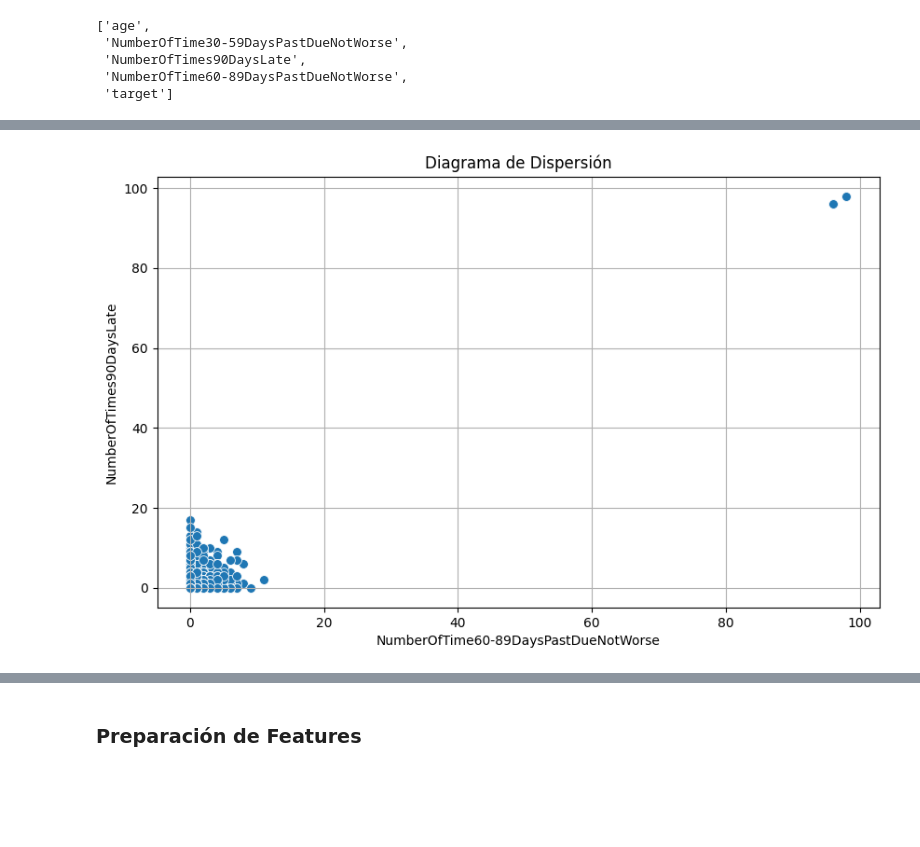
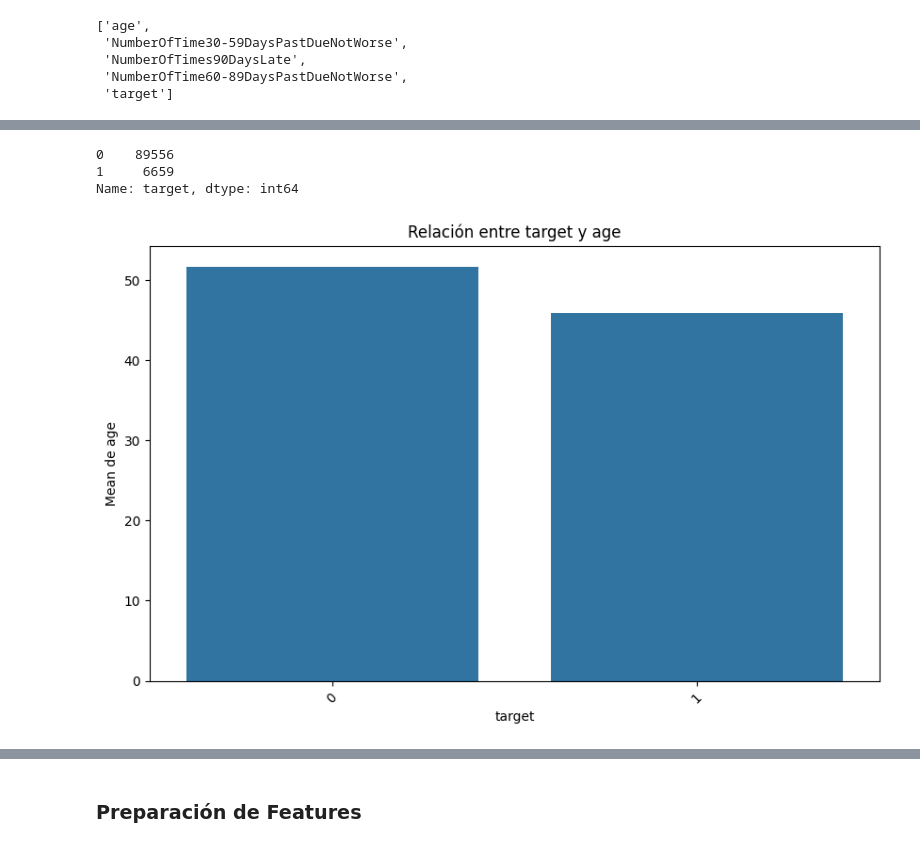
Before and after one commit to mailliwJ/ONLINE_DS_THEBRIDGE_exercises, a Jupyter notebook: 04_Machine_Learning/Sprint_12/Unidad_01/Ejercicios_Workout/notebooks/04_Regresion_Logistica_Binaria.ipynb, the cells around one changed output, grey strips where cells are left out. Saved outputs shown, nothing was run; the diff lists cells and outputs as text; code cells hidden in the pictures; blank space fills up the shorter version.

```diff
--- a/04_Machine_Learning/Sprint_12/Unidad_01/Ejercicios_Workout/notebooks/04_Regresion_Logistica_Binaria.ipynb
+++ b/04_Machine_Learning/Sprint_12/Unidad_01/Ejercicios_Workout/notebooks/04_Regresion_Logistica_Binaria.ipynb
@@ -153,4 +151,10 @@ booty.grafico_dispersion_con_correlacion(df, 'NumberOfTime30-59DaysPastDueNotWor
-# %%
-booty.grafico_dispersion_con_correlacion(df, 'NumberOfTime60-89DaysPastDueNotWorse', 'NumberOfTimes90DaysLate')
-# %% [output]
-[figure, removed]
+# %%
+df_eda['target'].value_counts()
+# %% [output]
+0    89556
+1     6659
+Name: target, dtype: int64
+# %%
+booty.plot_categorical_numerical_relationship(df_eda, 'target', 'age', show_values=False, measure='mean')
+# %% [output]
+[figure, added]
```
Also changed, not shown: parts of 22 cells of this notebook.
